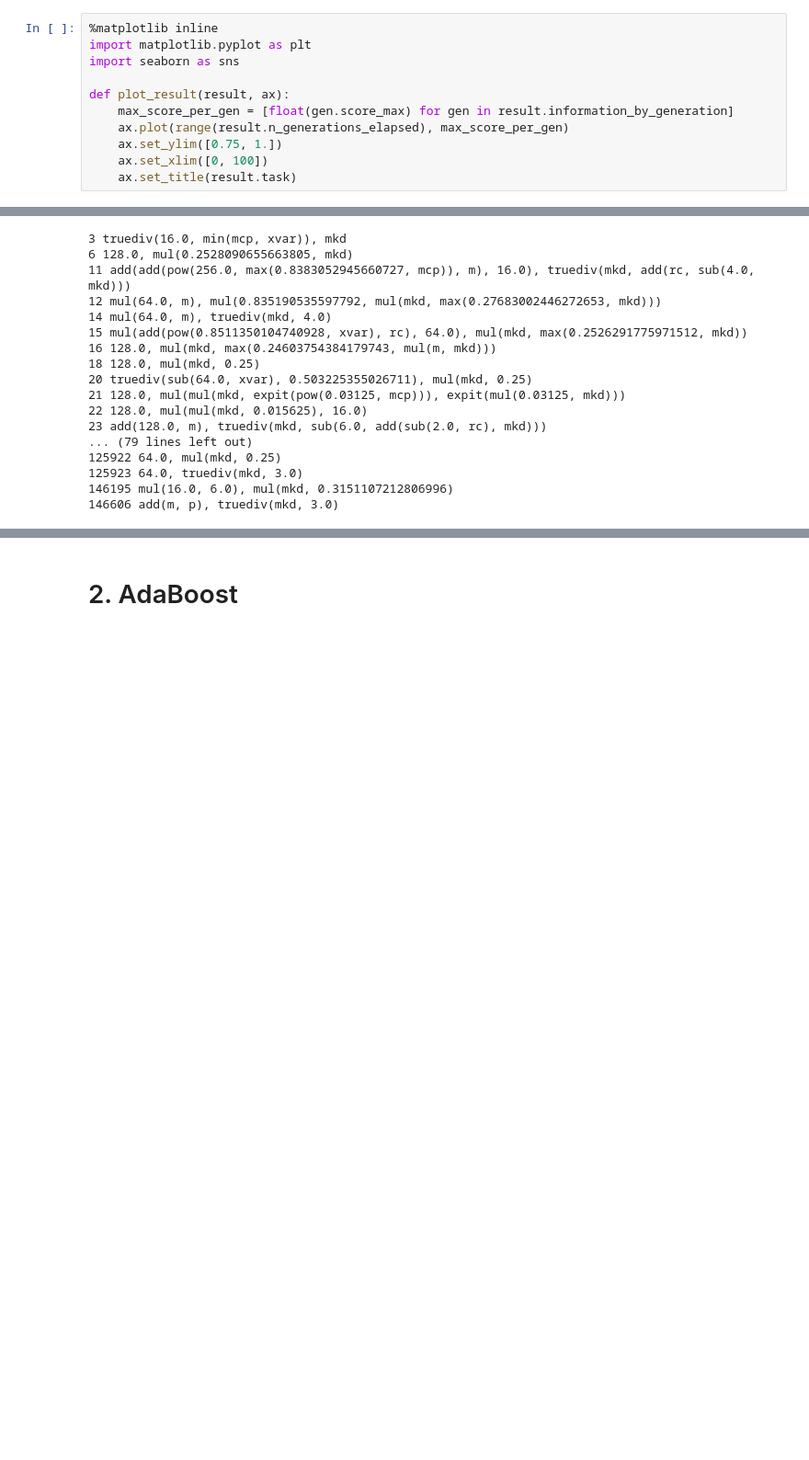
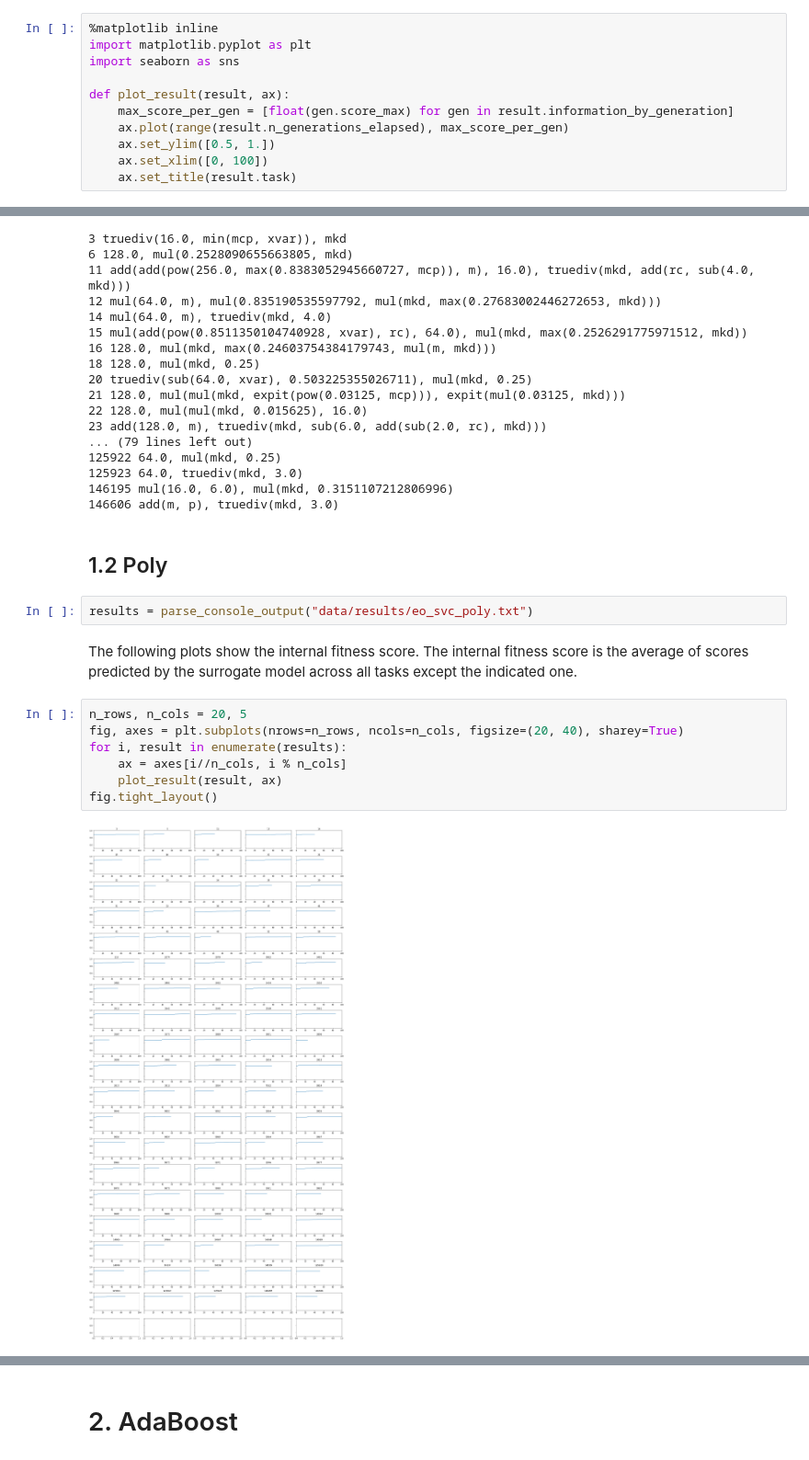
Before and after one commit to PGijsbers/symbolicdefaults, a Jupyter notebook: EvolutionaryOptimization.ipynb, the cells around one changed output, grey strips where cells are left out. Shown at 92% size. Saved outputs shown, nothing was run; the diff lists cells and outputs as text; blank space fills up the shorter version.

```diff
--- a/EvolutionaryOptimization.ipynb
+++ b/EvolutionaryOptimization.ipynb
@@ -38,7 +38,7 @@ import seaborn as sns
 def plot_result(result, ax):
     max_score_per_gen = [float(gen.score_max) for gen in result.information_by_generation]
     ax.plot(range(result.n_generations_elapsed), max_score_per_gen)
-    ax.set_ylim([0.75, 1.])
+    ax.set_ylim([0.5, 1.])
     ax.set_xlim([0, 100])
     ax.set_title(result.task)
 # %% [markdown]
@@ -104,3 +106,18 @@ for result in results:
 125923 64.0, truediv(mkd, 3.0)
 146195 mul(16.0, 6.0), mul(mkd, 0.3151107212806996)
 146606 add(m, p), truediv(mkd, 3.0)
+# %% [markdown]
+## 1.2 Poly
+# %%
+results = parse_console_output("data/results/eo_svc_poly.txt")
+# %% [markdown]
+The following plots show the internal fitness score. The internal fitness score is the average of scores predicted by the surrogate model across all tasks except the indicated one.
+# %%
+n_rows, n_cols = 20, 5
+fig, axes = plt.subplots(nrows=n_rows, ncols=n_cols, figsize=(20, 40), sharey=True)
+for i, result in enumerate(results):
+    ax = axes[i//n_cols, i % n_cols]
+    plot_result(result, ax)
+fig.tight_layout()
+# %% [output]
+[figure, added]
```
Also changed, not shown: parts of 14 cells of this notebook, 1 other file.
